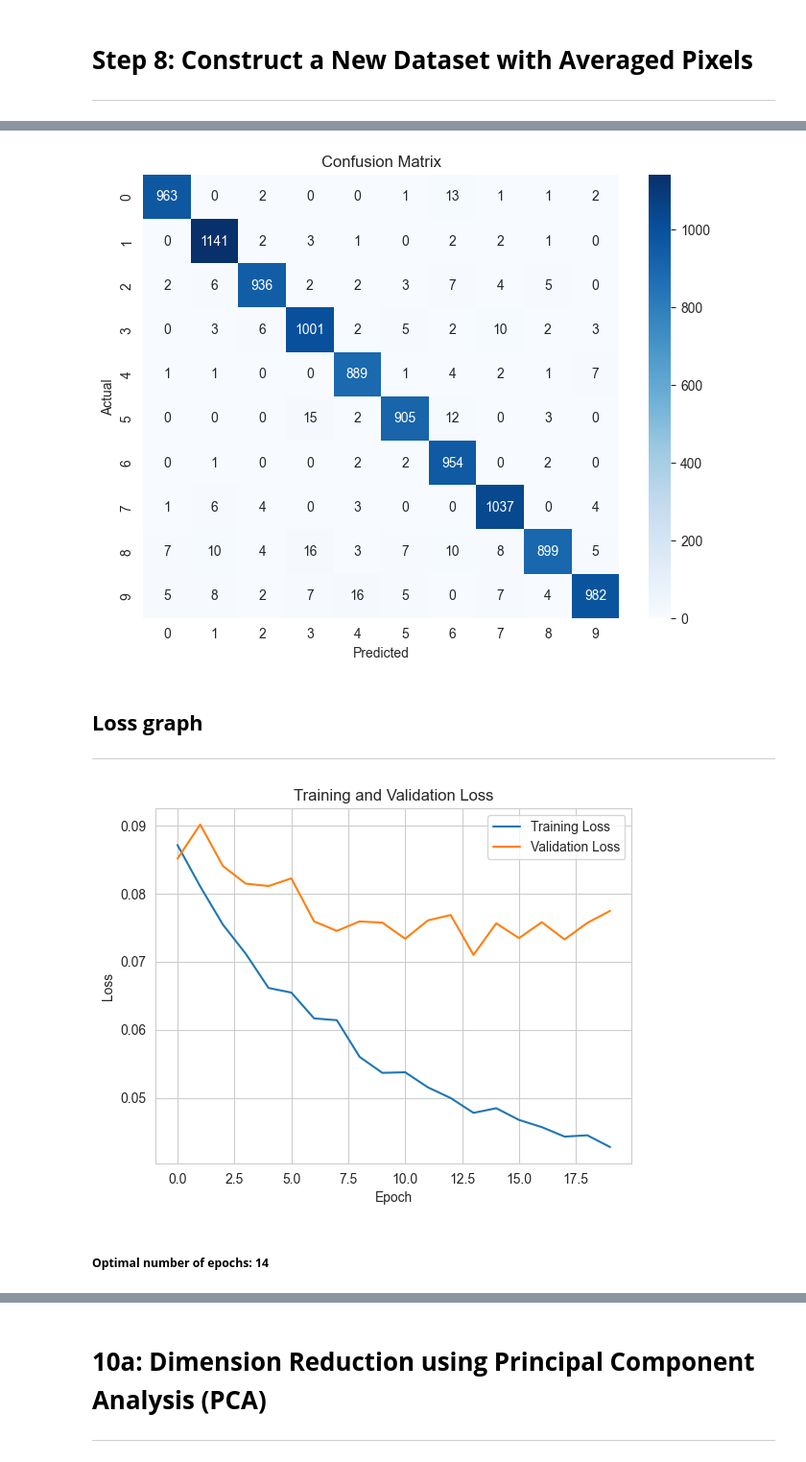
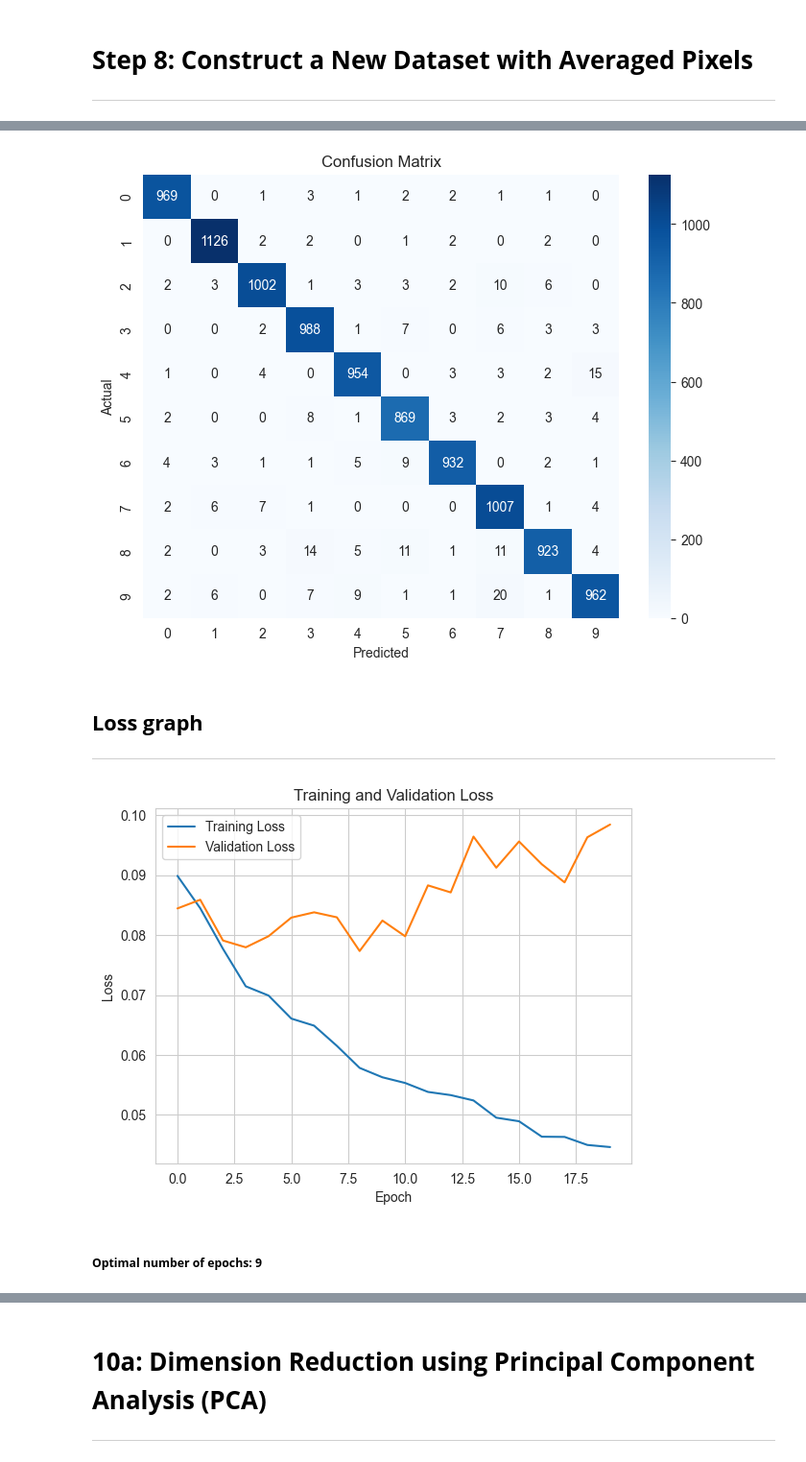
Before and after one commit to BarackSamuni/Data_Science2-Homework1, a Jupyter notebook: Homework1_solution.ipynb, the cells around one changed output, grey strips where cells are left out. Shown at 96% size. Drawn from its saved outputs; the diff is of its cells as text; code cells hidden in the pictures.

```diff
--- a/Homework1_solution.ipynb
+++ b/Homework1_solution.ipynb
@@ -285,10 +286,10 @@ def load_mnist_images_and_labels():
     labels = np.concatenate((labels_train, labels_test), axis=0)
     return images, labels
 
-def build_and_compile_model():
+def build_and_compile_model(input_shape):
     # Build the neural network model
-    model = Sequential([
-        Input(shape=(28, 28)),  # Input layer specifying the shape of input data
+    model_to_test = Sequential([
+        Input(shape=input_shape),  # Input layer specifying the shape of input data
         Flatten(),  # Flatten the 28x28 images to a 1D array
         Dense(128, activation='relu'),  # Fully connected layer with 128 units and ReLU activation
         Dropout(0.2),  # Dropout layer to prevent overfitting
@@ -296,28 +297,28 @@ def build_and_compile_model():
     ])
 
     # Compile the model with the desired metrics
-    model.compile(optimizer='adam',
+    model_to_test.compile(optimizer='adam',
                   loss=tf.keras.losses.SparseCategoricalCrossentropy(from_logits=True),
                   metrics=['accuracy'])
-    return model
+    return model_to_test
 
-def analyze_model_performance(x_train,y_train,x_test,y_test):
+def analyze_model_performance(x_to_train,y_to_train,x_to_test,y_to_test,input_shape):
     # Build and compile model
-    model = build_and_compile_model()
+    model_to_test = build_and_compile_model(input_shape)
     # Train the model
-    model.fit(x_train, y_train, epochs=5)
+    model_to_test.fit(x_to_train, y_to_train, epochs=5)
 
     # assign the class with the highest prediction score to each image
-    y_pred = tf.argmax(model.predict(x_test), axis=1)
+    y_predicted = tf.argmax(model_to_test.predict(x_to_test), axis=1)
 
     display(Markdown('## **Classification report**\n***'))
-    create_classification_report(y_test,y_pred)
+    create_classification_report(y_to_test,y_predicted)
 
     display(Markdown('## **Confusion matrix**\n***'))
-    create_and_plot_confusion_matrix(y_test,y_pred)
+    create_and_plot_confusion_matrix(y_to_test,y_predicted)
 
     display(Markdown('## **Loss graph**\n***'))
-    plot_loss_graph(model,x_train,y_train,x_test,y_test)
+    plot_loss_graph(model_to_test,x_to_train,y_to_train,x_to_test,y_to_test)
 # %% [markdown]
 # **Step 8: Construct a New Dataset with Averaged Pixels**
 ***
@@ -332,18 +333,18 @@ def average_surrounding_pixels(images):
     for image in images:
         avg_image = cv2.filter2D(image, -1, avg_kernel)
         avg_images.append(avg_image)
-    return avg_images
+    return np.array(avg_images)
 
 def split_dataset_and_normalize(dataset,labels,train_size=None,test_size=None):
-    x_train, x_test, y_train, y_test = train_test_split(dataset,labels,train_size=train_size, test_size=test_size, random_state=seed)
-    x_train, y_train, x_test, y_test = np.float32(x_train), np.int32(y_train), np.float32(x_test), np.int32(y_test)
+    x_to_train, x_to_test, y_to_train, y_to_test = train_test_split(dataset,labels,train_size=train_size, test_size=test_size, random_state=seed)
+    x_to_train, y_to_train, x_to_test, y_to_test = np.float32(x_to_train), np.int32(y_to_train), np.float32(x_to_test), np.int32(y_to_test)
 
-    x_train, x_test = x_train / 255.0, x_test / 255.0  # Normalize pixel values
-    return (x_train, y_train), (x_test, y_test)
+    x_to_train, x_to_test = x_to_train / 255.0, x_to_test / 255.0  # Normalize pixel values
+    return (x_to_train, y_to_train), (x_to_test, y_to_test)
 
-images, labels = load_mnist_images_and_labels()
-avg_images = average_surrounding_pixels(images)
-(x_train, y_train), (x_test, y_test) = split_dataset_and_normalize(avg_images,labels,train_size=60000,test_size=10000)
-analyze_model_performance(x_train,y_train,x_test,y_test)
+# images, labels = load_mnist_images_and_labels()
+averaged_images = average_surrounding_pixels(x_train)
+# (x_train, y_train), (x_test, y_test) = split_dataset_and_normalize(avg_images,labels,train_size=60000,test_size=10000)
+analyze_model_performance(averaged_images,y_train,x_test,y_test,(28,28))
 # %% [output]
 Epoch 1/5
@@ -391,5 +392,5 @@ Epoch 5/5
-[figure, old version]
+[figure, new version]
 ## **Loss graph**
 ***
-[figure, old version]
+[figure, new version]
-##### **Optimal number of epochs: 14**
+##### **Optimal number of epochs: 9**
```
Also changed, not shown: parts of 25 cells of this notebook.
